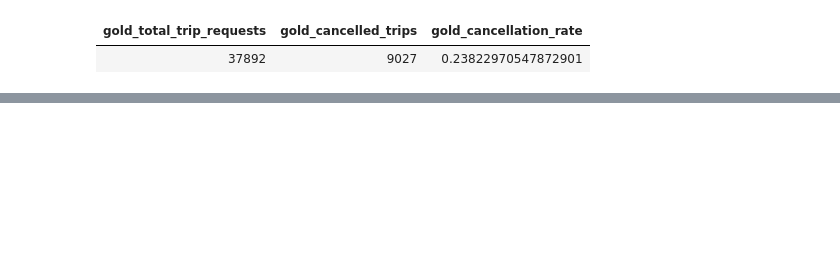
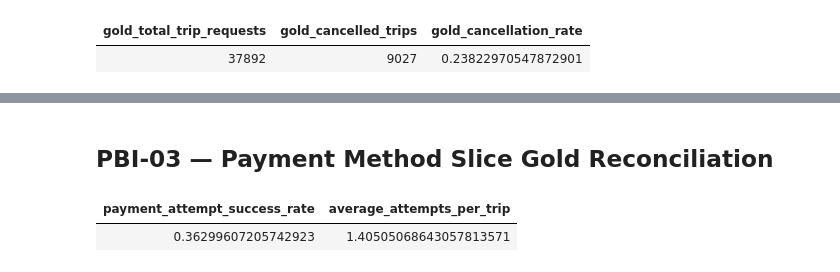
Before and after one commit to geethika626/bvrith-de-c1-team02-trippulse-urban-mobility-analytics, a Jupyter notebook: notebooks/06_powerbi_export.ipynb, the cells around one changed output, grey strips where cells are left out. Cells and saved outputs as stored; diff of their text form; code cells hidden in the pictures; blank space fills up the shorter version.

```diff
--- a/notebooks/06_powerbi_export.ipynb
+++ b/notebooks/06_powerbi_export.ipynb
@@ -822,0 +874,15 @@ display(cancellation_check)
+# %% [markdown]
+## PBI-03 — Payment Method Slice Gold Reconciliation
+# %%
+%sql
+SELECT
+    SUM(successful_attempts)
+        / NULLIF(SUM(payment_attempts), 0) AS payment_attempt_success_rate,
+
+    AVG(avg_attempts_per_trip) AS average_attempts_per_trip
+FROM workspace.default.agg_payment_reliability_daily
+WHERE payment_date BETWEEN '2026-01-01' AND '2026-01-14'
+  AND payment_method = 'upi';
+# %% [output]
+| payment_attempt_success_rate | average_attempts_per_trip |
+| 0.36299607205742923 | 1.40505068643057813571 |
```
Also changed, not shown: parts of 8 cells of this notebook.
